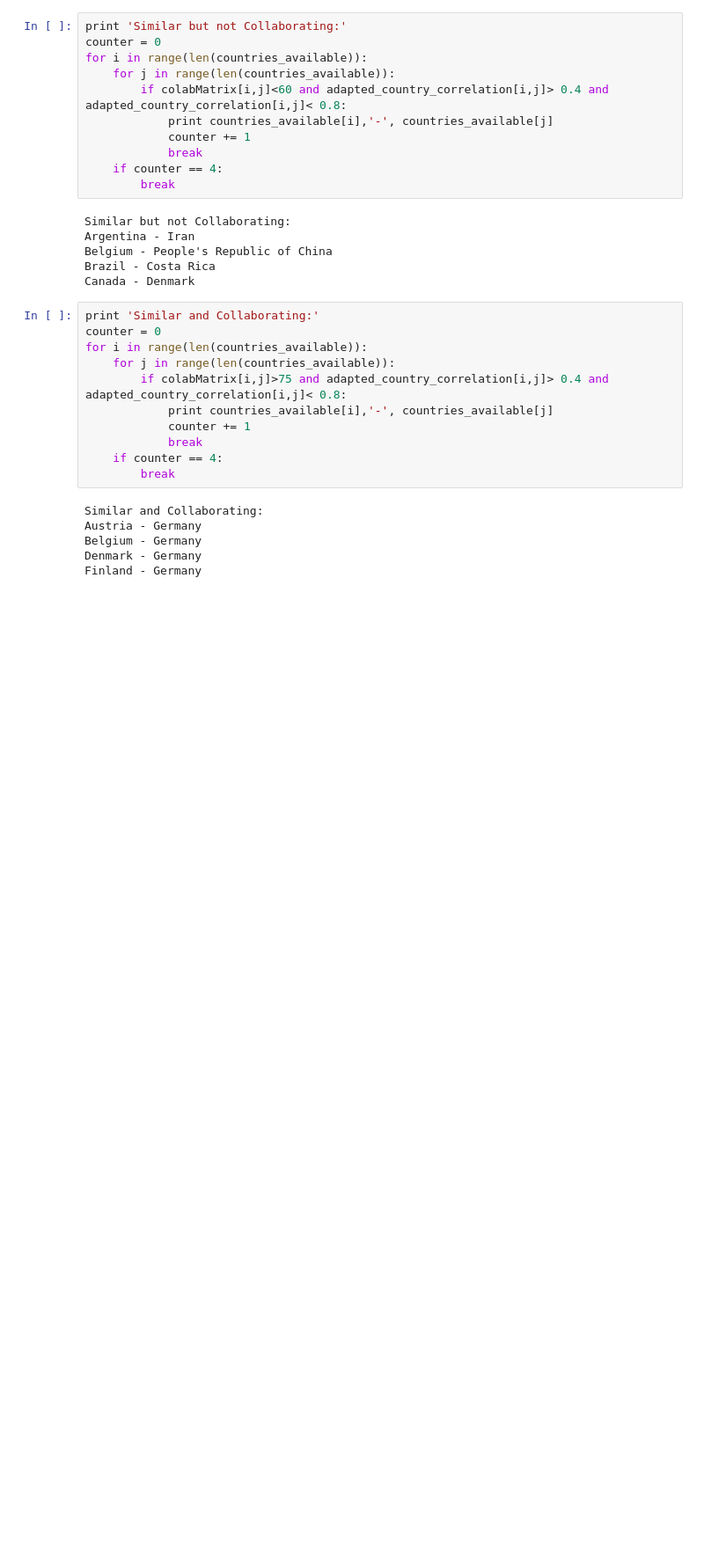
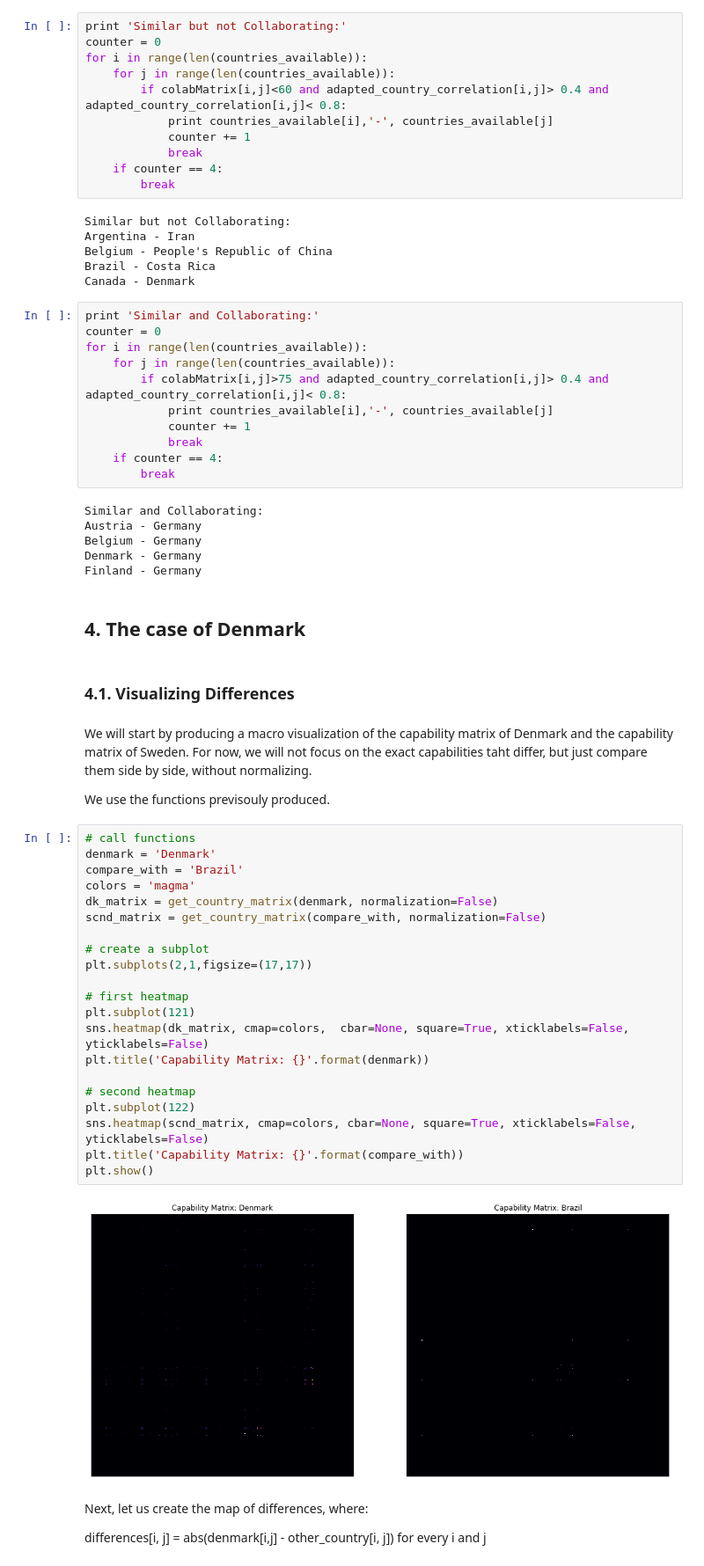
Before and after one commit to duarteocarmo/technological_capabilities, a Jupyter notebook: notebooks/2_1_Capability Correlations_Countries.ipynb, the cells around one changed output. Shown at 88% size. Cells and saved outputs as stored; diff of their text form; blank space fills up the shorter version.

Commit message:
Added in depth difference investigation.

```diff
--- a/notebooks/2_1_Capability Correlations_Countries.ipynb
+++ b/notebooks/2_1_Capability Correlations_Countries.ipynb
@@ -984,3 +986,38 @@ Austria - Germany
 Belgium - Germany
 Denmark - Germany
 Finland - Germany
+# %% [markdown]
+## 4. The case of Denmark <a class="anchor" id="four"></a>
+# %% [markdown]
+### 4.1. Visualizing Differences <a class="anchor" id="four-one"></a>
+# %% [markdown]
+We will start by producing a macro visualization of the capability matrix of Denmark and the capability matrix of Sweden. For now, we will not focus on the exact capabilities taht differ, but just compare them side by side, without normalizing.
+
+We use the functions previsouly produced.
+# %%
+# call functions
+denmark = 'Denmark'
+compare_with = 'Brazil'
+colors = 'magma'
+dk_matrix = get_country_matrix(denmark, normalization=False)
+scnd_matrix = get_country_matrix(compare_with, normalization=False)
+
+# create a subplot
+plt.subplots(2,1,figsize=(17,17))
+
+# first heatmap
+plt.subplot(121)
+sns.heatmap(dk_matrix, cmap=colors,  cbar=None, square=True, xticklabels=False, yticklabels=False)
+plt.title('Capability Matrix: {}'.format(denmark))
+
+# second heatmap
+plt.subplot(122)
+sns.heatmap(scnd_matrix, cmap=colors, cbar=None, square=True, xticklabels=False, yticklabels=False)
+plt.title('Capability Matrix: {}'.format(compare_with))
+plt.show()
+# %% [output]
+[figure, added]
+# %% [markdown]
+Next, let us create the map of differences, where:
+
+differences[i, j] = abs(denmark[i,j] - other_country[i, j]) for every i and j
```
Also changed, not shown: parts of 16 cells of this notebook.
